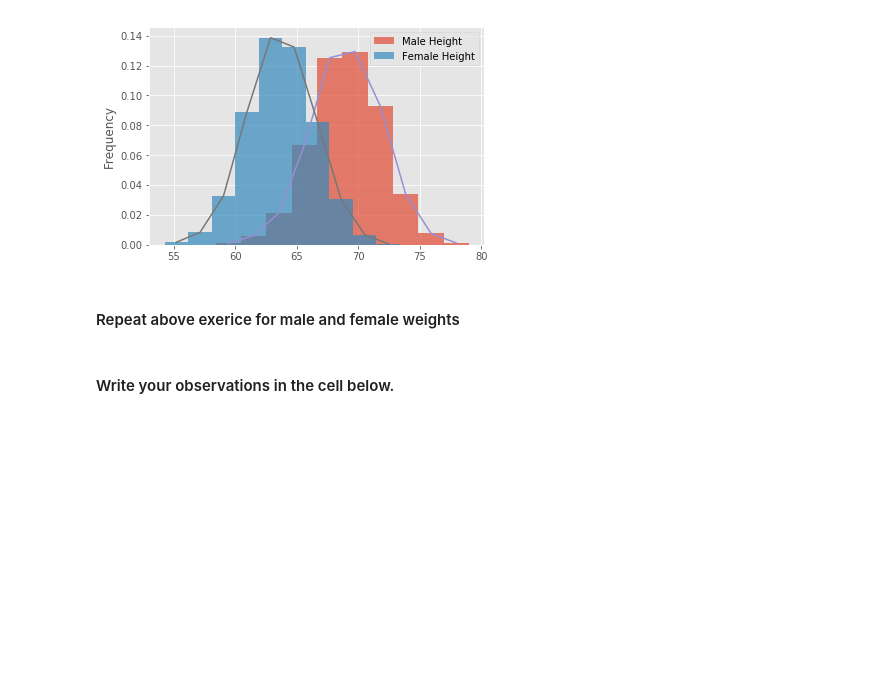
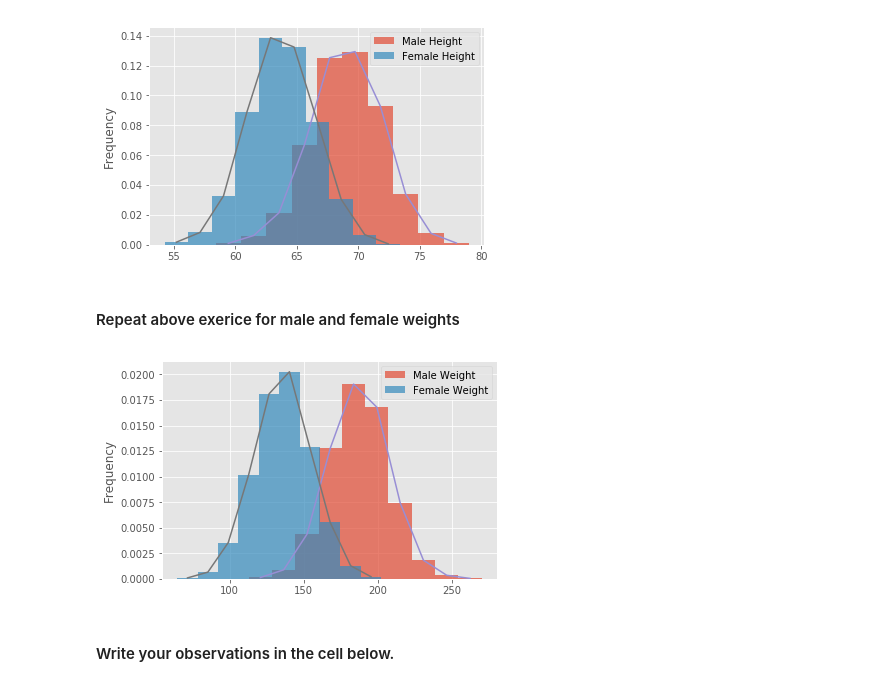
Before and after one commit to MissAle17/dsc-1-09-11-the-probability-density-function-lab-online-ds-sp-000, a Jupyter notebook: index.ipynb, the cells around one changed output. Saved outputs shown, nothing was run; the diff lists cells and outputs as text; code cells hidden in the pictures; blank space fills up the shorter version.

```diff
--- a/index.ipynb
+++ b/index.ipynb
@@ -119,6 +119,21 @@ plt.show()
 #### Repeat above exerice for male and female weights
 # %%
 # Your code here
+# %%
+
+male_df.Weight.plot.hist(bins=10, normed = True,  alpha = 0.7, label ="Male Weight");
+female_df.Weight.plot.hist(bins=10, normed = True,  alpha = 0.7, label ="Female Weight");
+plt.legend()
+
+x,y= density(male_df.Weight)
+plt.plot(x,y);
+
+x,y= density(female_df.Weight)
+plt.plot(x,y);
+
+plt.show()
+# %% [output]
+[figure, added]
 # %% [markdown]
 #### Write your observations in the cell below.
 # %%
```
Also changed, not shown: parts of 1 cell of this notebook.
